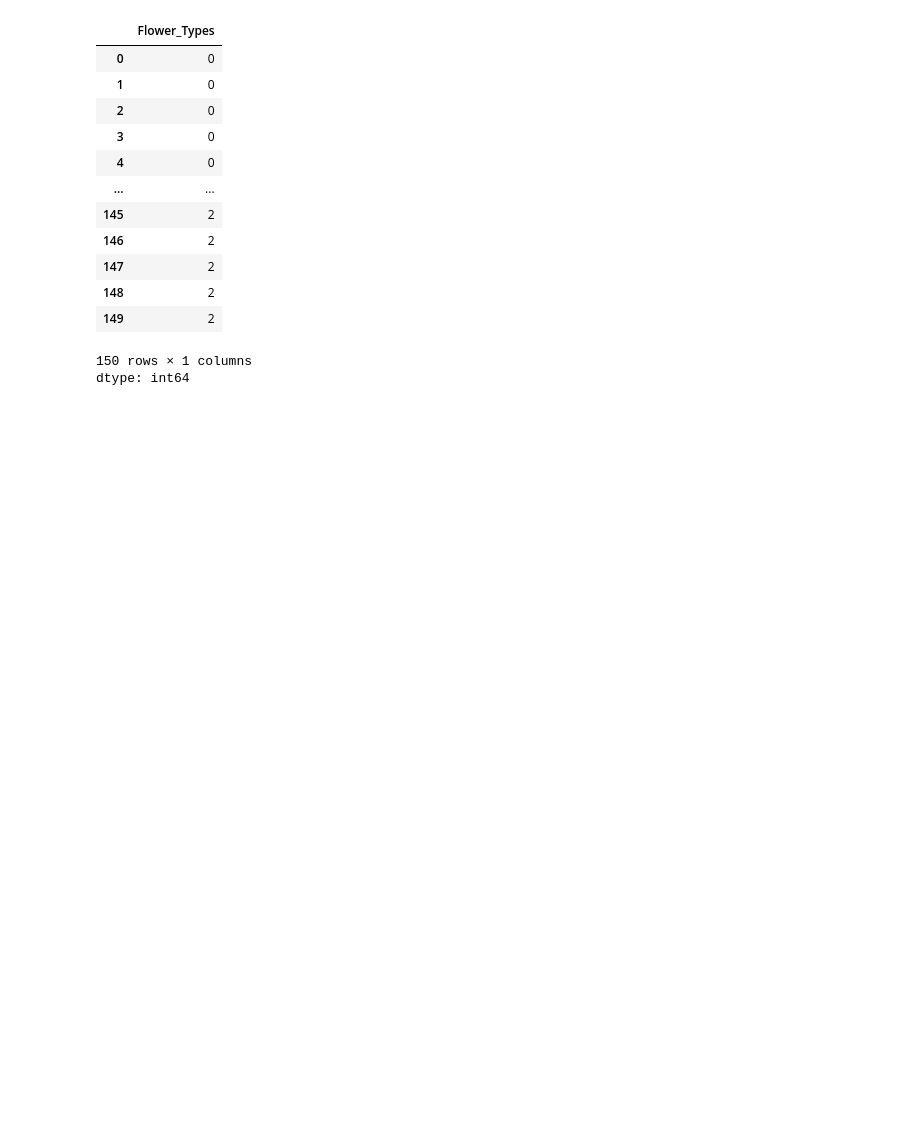
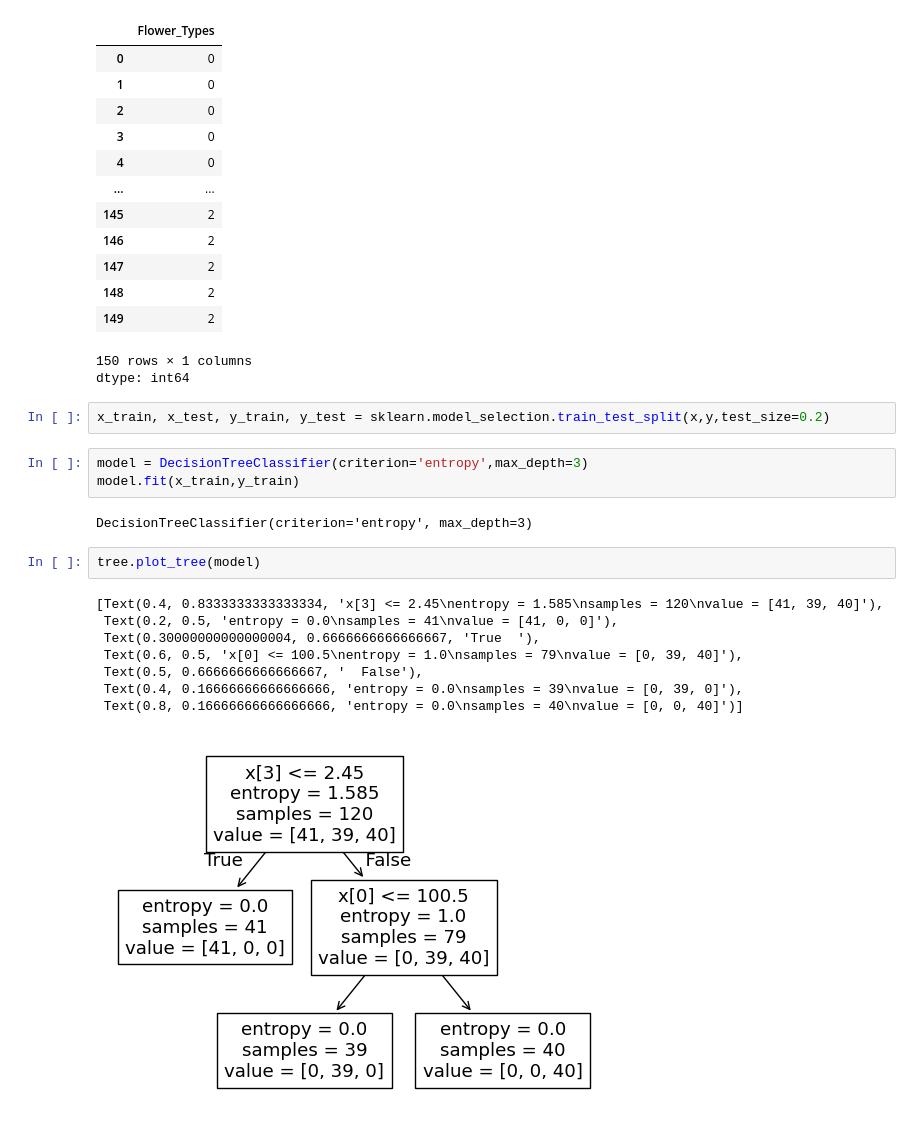
Before and after one commit to PranayTadakamalla/_Python_Examples_, a Jupyter notebook: Decision_Tree.ipynb, the cells around one changed output. Cells and saved outputs as stored; diff of their text form; blank space fills up the shorter version.

Commit message:
Decision_Tree

```diff
--- a/Decision_Tree.ipynb
+++ b/Decision_Tree.ipynb
@@ -94,3 +98,21 @@ y
 | 149 | 2 |
 150 rows × 1 columns
 dtype: int64
+# %%
+x_train, x_test, y_train, y_test = sklearn.model_selection.train_test_split(x,y,test_size=0.2)
+# %%
+model = DecisionTreeClassifier(criterion='entropy',max_depth=3)
+model.fit(x_train,y_train)
+# %% [output]
+DecisionTreeClassifier(criterion='entropy', max_depth=3)
+# %%
+tree.plot_tree(model)
+# %% [output]
+[Text(0.4, 0.8333333333333334, 'x[3] <= 2.45\nentropy = 1.585\nsamples = 120\nvalue = [41, 39, 40]'),
+ Text(0.2, 0.5, 'entropy = 0.0\nsamples = 41\nvalue = [41, 0, 0]'),
+ Text(0.30000000000000004, 0.6666666666666667, 'True  '),
+ Text(0.6, 0.5, 'x[0] <= 100.5\nentropy = 1.0\nsamples = 79\nvalue = [0, 39, 40]'),
+ Text(0.5, 0.6666666666666667, '  False'),
+ Text(0.4, 0.16666666666666666, 'entropy = 0.0\nsamples = 39\nvalue = [0, 39, 0]'),
+ Text(0.8, 0.16666666666666666, 'entropy = 0.0\nsamples = 40\nvalue = [0, 0, 40]')]
+[figure, added]
```
Also changed, not shown: parts of 1 cell of this notebook.
